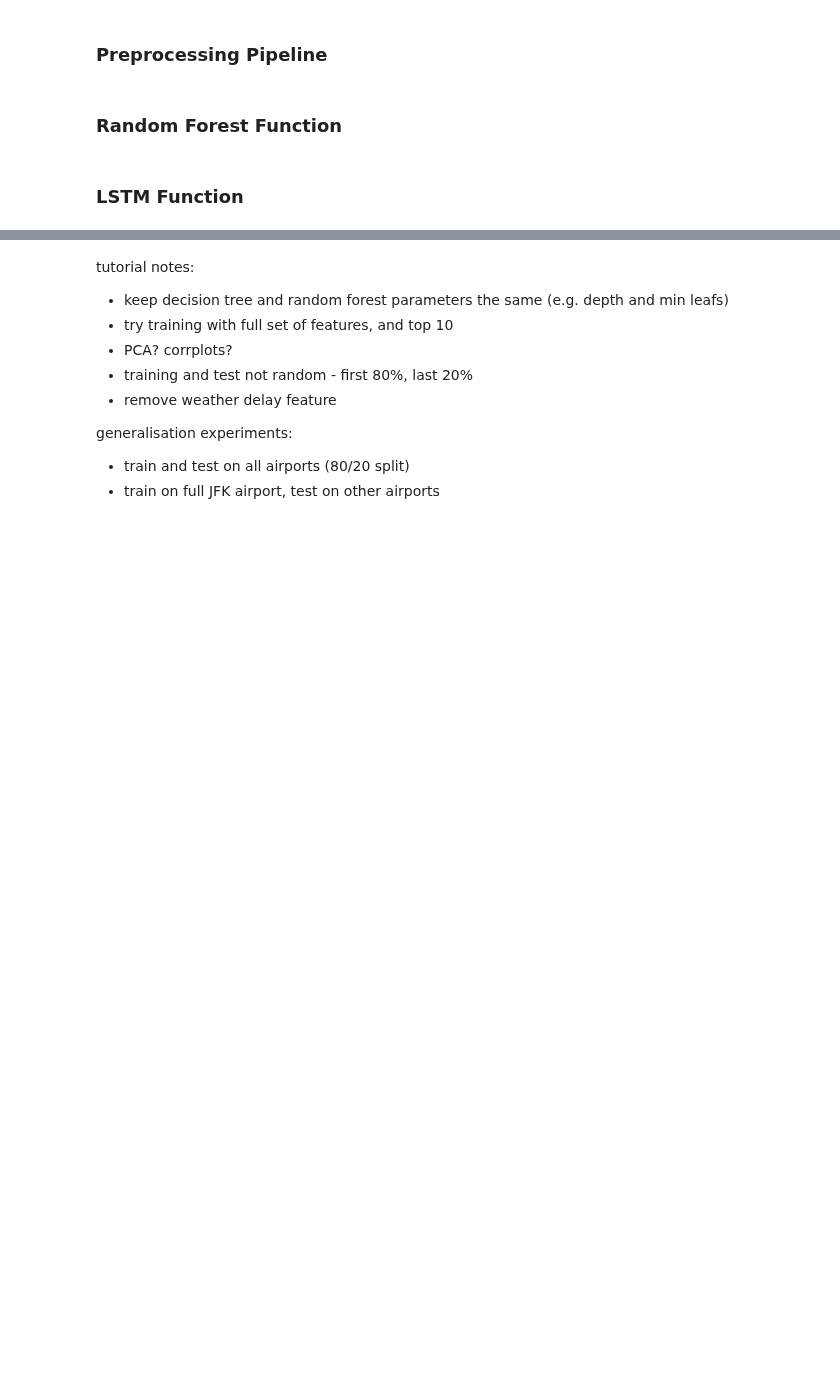
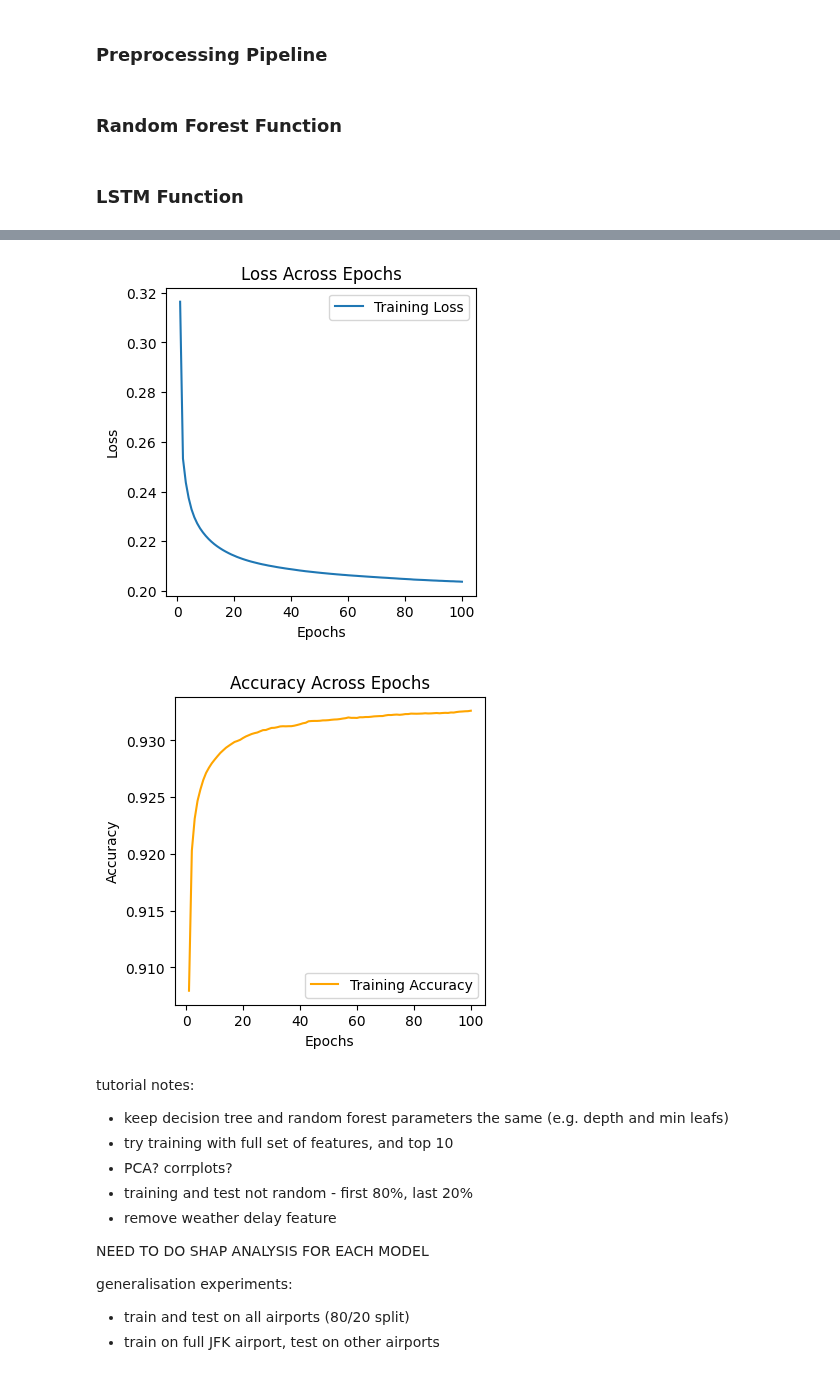
Before and after one commit to craigmiller24/MLP_Project, a Jupyter notebook: Benchmarks.ipynb, the cells around one changed output, grey strips where cells are left out. Drawn from its saved outputs; the diff is of its cells as text; code cells hidden in the pictures; blank space fills up the shorter version.

```diff
--- a/Benchmarks.ipynb
+++ b/Benchmarks.ipynb
@@ -323,0 +435,3 @@ plt.show()
+# %%
+jfk_RFLSTM_model, JFK_metrics_RFLSTM = train_rf_then_lstm(X_train_torch_jfk, X_test_torch_jfk, Y_train_torch_jfk, Y_test_torch_jfk, feature_names_jfk)
+# %% [output]
@@ -324,3 +454,5 @@ plt.show()
+[figure, added]
+[figure, added]
 # %% [markdown]
 tutorial notes:
 - keep decision tree and random forest parameters the same (e.g. depth and min leafs)
@@ -329,6 +461,8 @@ tutorial notes:
 - training and test not random - first 80%, last 20%
 - remove weather delay feature
 
+NEED TO DO SHAP ANALYSIS FOR EACH MODEL
+
 generalisation experiments:
 - train and test on all airports (80/20 split)
 - train on full JFK airport, test on other airports
```
Also changed, not shown: parts of 10 cells of this notebook, 3 other files.
